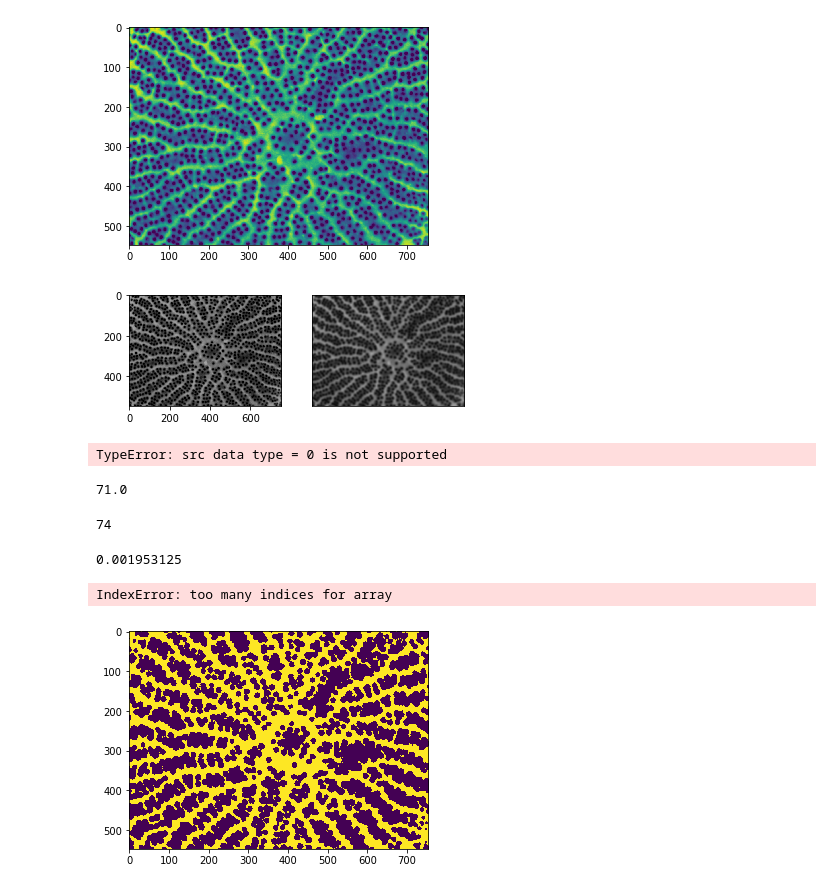
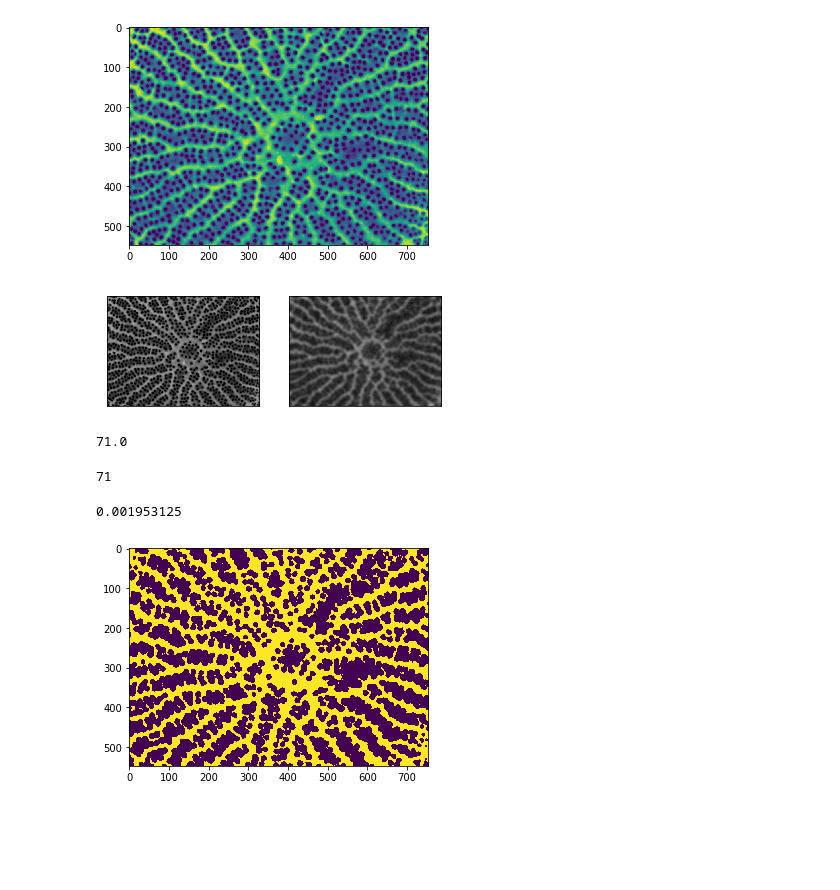
Before and after one commit to csteed/ORHS-MathThesis-2018, a Jupyter notebook: work/CNMS/testing again.ipynb, the cells around one changed output. Drawn from its saved outputs; the diff is of its cells as text; code cells hidden in the pictures; blank space fills up the shorter version.

```diff
--- a/work/CNMS/testing again.ipynb
+++ b/work/CNMS/testing again.ipynb
@@ -26,36 +26,34 @@ plt.imshow(lum_img)
 # %%
 #trying to smooth an image
 import cv2
 import numpy as np
 from matplotlib import pyplot as plt
 
 img = cv2.imread('cropped_Wild052.tif')
-blur = cv2.blur(img,(12, 12))
+blur = cv2.blur(img,(18, 18))
 plt.subplot(121),plt.imshow(img)
-#plt.xticks([]), plt.yticks([])
+plt.xticks([]), plt.yticks([])
 plt.subplot(122),plt.imshow(blur)
 plt.xticks([]), plt.yticks([])
 plt.show()
 #for future, showing the plot is unnecessary; can leave that out and put it at the top
 # %% [output]
-[figure, old version]
+[figure, new version]
 # %%
 #trying to blur the erosion
-import cv2
-import numpy as np
-from matplotlib import pyplot as plt
+#from skimage.morphology import binary_erosion
+#ero_img=binary_erosion(lum_img)
+#image=plt.subplot()
+#image.imshow(ero_img)
 
-#img2= cv2.imread('newimg')
-#newimg=binary_erosion(lum_img)
-ero_blur = cv2.blur(ero_img,(12, 12))
-plt.subplot(121),plt.imshow(ero_img)
+#img2= cv2.imread(ero_img)
+#ero_blur = cv2.blur(ero_img,(12, 12))
+#plt.subplot(121),plt.imshow(ero_img)
 #plt.xticks([]), plt.yticks([])
-plt.subplot(122),plt.imshow(ero_blur)
-plt.xticks([]), plt.yticks([])
-plt.show()
+#plt.subplot(122),plt.imshow(ero_blur)
+#plt.xticks([]), plt.yticks([])
+#plt.show()
 #for future, showing the plot is unnecessary; can leave that out and put it at the top
-# %% [output]
-TypeError: src data type = 0 is not supported
 # %%
 #non blurred threshold
 img2 = cv2.imread('cropped_Wild052.tif', 0)
@@ -69,7 +67,7 @@ from skimage.filters import threshold_otsu
 th=threshold_otsu(blur)
 print(th)
 # %% [output]
-74
+71
 # %%
 #eroded threshold
 from skimage.filters import threshold_otsu
@@ -77,12 +75,6 @@ th_of_ero=threshold_otsu(ero_img)
 print(th_of_ero)
 # %% [output]
 0.001953125
-# %%
-#eroded threshold plotted
-erosion = ero_img[:,:,0] > th_of_ero
-imgplot = plt.imshow(erosion)
-# %% [output]
-IndexError: too many indices for array
 # %%
 #non blurred threshold plotted
 lum_img = img[:,:,0] > ret
```
Also changed, not shown: parts of 7 cells of this notebook.
